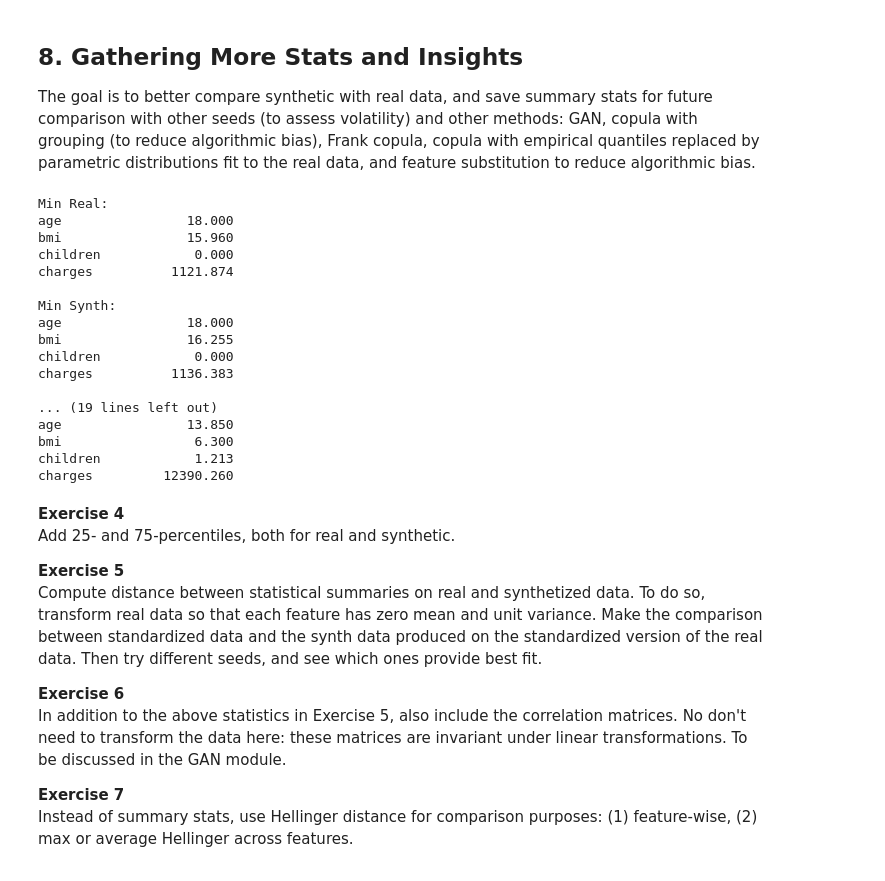
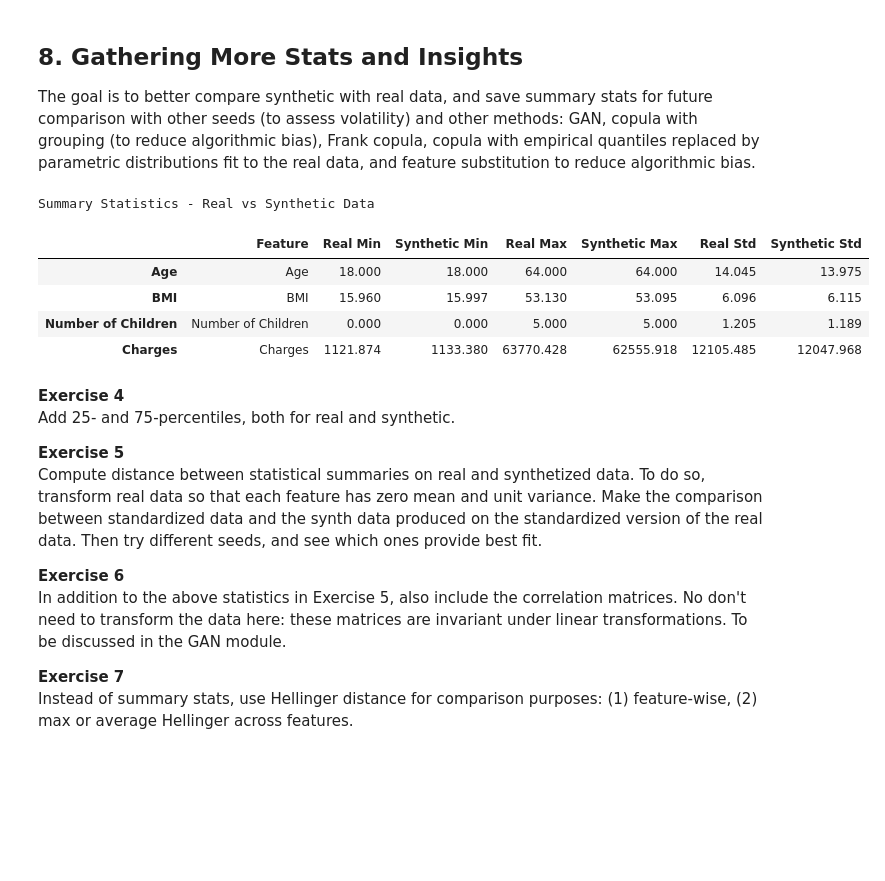
Before and after one commit to BrianCarela/LLM_stuff, a Jupyter notebook: Copy_of_copula_insurance_nogroup.ipynb, the cells around one changed output. Drawn from its saved outputs; the diff is of its cells as text; code cells hidden in the pictures; blank space fills up the shorter version.

```diff
--- a/Copy_of_copula_insurance_nogroup.ipynb
+++ b/Copy_of_copula_insurance_nogroup.ipynb
@@ -536,44 +536,45 @@ Real data snapshot for comparison
 <h2>8. Gathering More Stats and Insights</h2>
 <p>
 The goal is to better compare synthetic with real data, and save summary stats for future comparison with other seeds (to assess volatility) and other methods: GAN, copula with grouping (to reduce algorithmic bias), Frank copula, copula with empirical quantiles replaced by parametric distributions fit to the real data, and feature substitution to reduce algorithmic bias.
-# %%
-r_min = np.min(r_data,axis=0)
-s_min = np.min(s_data,axis=0)
-r_max = np.max(r_data,axis=0)
-s_max = np.max(s_data,axis=0)
-r_std = np.std(r_data,axis=0)
-s_std = np.std(s_data,axis=0)
-
-print("Min Real:\nage\t\t%9.3f\nbmi\t\t%9.3f\nchildren\t%9.3f\ncharges\t\t%9.3f\n"
-      % (r_min[0],r_min[1],r_min[2],r_min[3]))
-print("Min Synth:\nage\t\t%9.3f\nbmi\t\t%9.3f\nchildren\t%9.3f\ncharges\t\t%9.3f\n"
-      % (s_min[0],s_min[1],s_min[2],s_min[3]))
-print("Max Real:\nage\t\t%9.3f\nbmi\t\t%9.3f\nchildren\t%9.3f\ncharges\t\t%9.3f\n"
-      % (r_max[0],r_max[1],r_max[2],r_max[3]))
-print("Max Synth:\nage\t\t%9.3f\nbmi\t\t%9.3f\nchildren\t%9.3f\ncharges\t\t%9.3f\n"
-      % (s_max[0],s_max[1],s_max[2],s_max[3]))
-print("Std Real:\nage\t\t%9.3f\nbmi\t\t%9.3f\nchildren\t%9.3f\ncharges\t\t%9.3f\n"
-      % (r_std[0],r_std[1],r_std[2],r_std[3]))
-print("Std Synth:\nage\t\t%9.3f\nbmi\t\t%9.3f\nchildren\t%9.3f\ncharges\t\t%9.3f"
-      % (s_std[0],s_std[1],s_std[2],s_std[3]))
-# %% [output]
-Min Real:
-age                18.000
-bmi                15.960
-children            0.000
-charges          1121.874
-
-Min Synth:
-age                18.000
-bmi                16.255
-children            0.000
-charges          1136.383
-
-... (19 lines left out)
-age                13.850
-bmi                 6.300
-children            1.213
-charges         12390.260
+# %%
+# Calculate minimum values for each feature in the real and synthetic data
+real_min = np.min(real_data_df, axis=0)
+synthetic_min = np.min(synthetic_data_df, axis=0)
+
+# Calculate maximum values for each feature in the real and synthetic data
+real_max = np.max(real_data_df, axis=0)
+synthetic_max = np.max(synthetic_data_df, axis=0)
+
+# Calculate standard deviations for each feature in the real and synthetic data
+real_std = np.std(real_data_df, axis=0)
+synthetic_std = np.std(synthetic_data_df, axis=0)
+
+# Create DataFrames to store the summary statistics for comparison
+summary_stats_df = pd.DataFrame({
+    'Feature': ['Age', 'BMI', 'Number of Children', 'Charges'],
+    'Real Min': real_min,
+    'Synthetic Min': synthetic_min,
+    'Real Max': real_max,
+    'Synthetic Max': synthetic_max,
+    'Real Std': real_std,
+    'Synthetic Std': synthetic_std
+})
+
+# Style the DataFrame for better presentation
+styled_summary_stats_df = summary_stats_df.style.set_properties(**{'text-align': 'left'}).set_table_styles(
+    [{'selector': 'th', 'props': [('text-align', 'left')]}]
+).format(precision=3)
+
+# Display the styled DataFrame
+print("Summary Statistics - Real vs Synthetic Data")
+display(styled_summary_stats_df)
+# %% [output]
+Summary Statistics - Real vs Synthetic Data
+|  | Feature | Real Min | Synthetic Min | Real Max | Synthetic Max | Real Std | Synthetic Std |
+| Age | Age | 18.000 | 18.000 | 64.000 | 64.000 | 14.045 | 13.975 |
+| BMI | BMI | 15.960 | 15.997 | 53.130 | 53.095 | 6.096 | 6.115 |
+| Number of Children | Number of Children | 0.000 | 0.000 | 5.000 | 5.000 | 1.205 | 1.189 |
+| Charges | Charges | 1121.874 | 1133.380 | 63770.428 | 62555.918 | 12105.485 | 12047.968 |
 # %% [markdown]
 <b>Exercise 4</b><br>
 Add 25- and 75-percentiles, both for real and synthetic.
```
Also changed, not shown: parts of 7 cells of this notebook.
